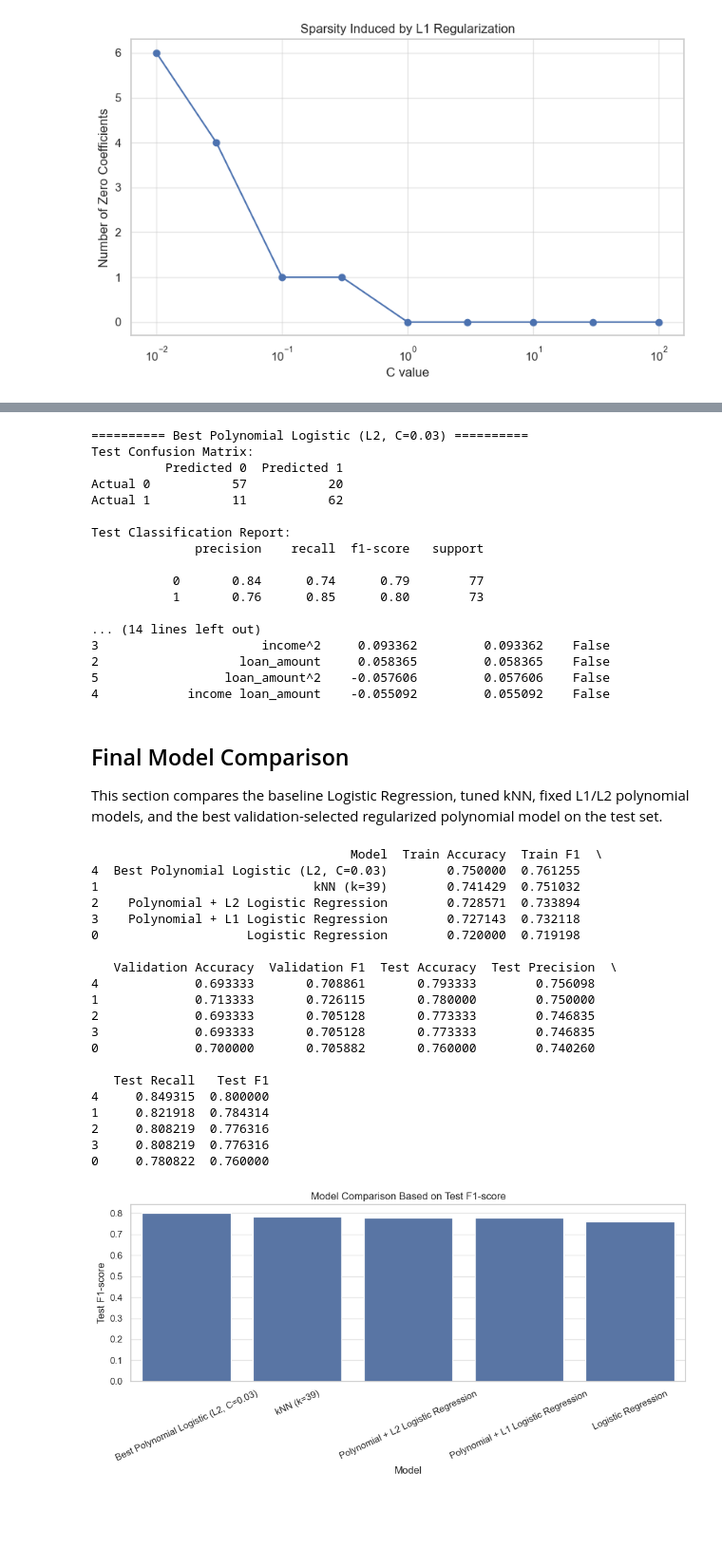
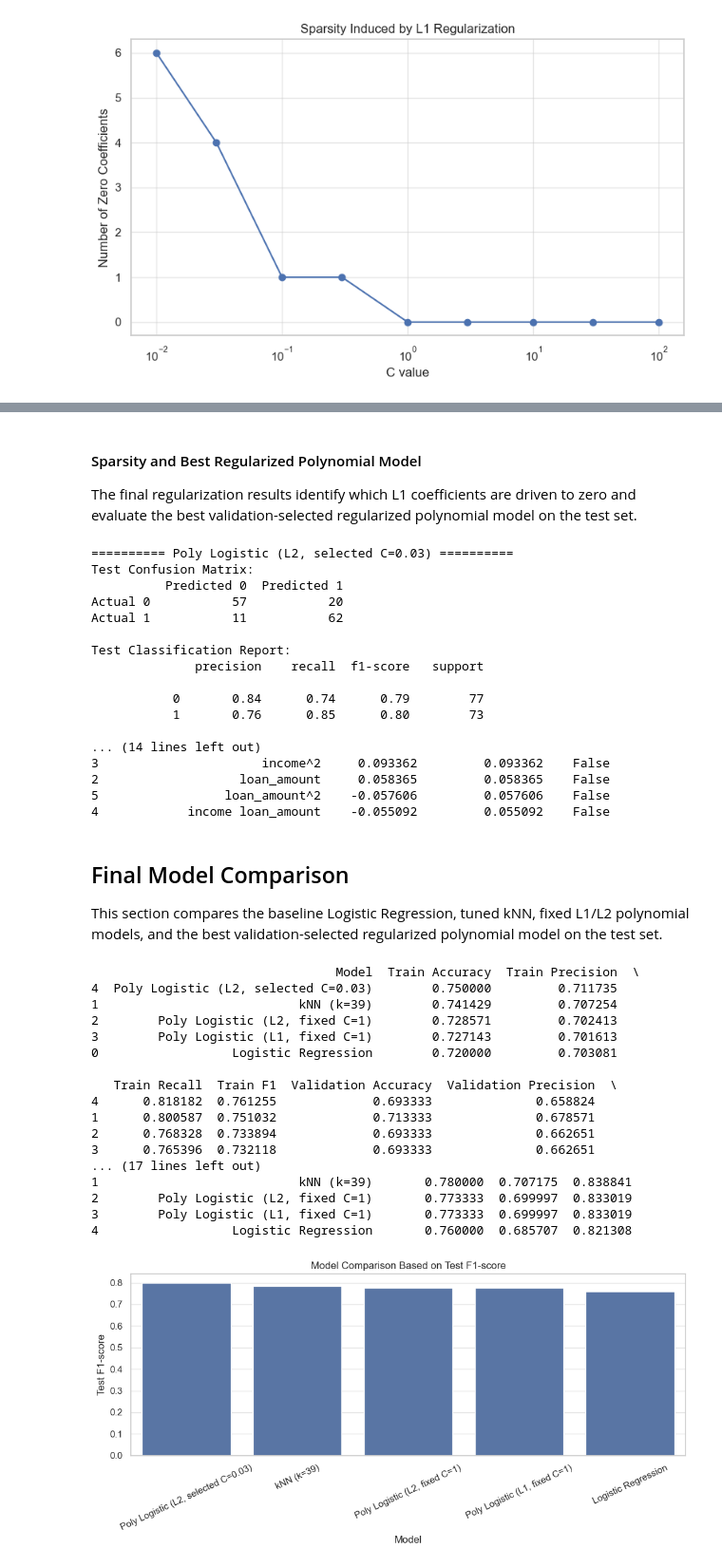
Before and after one commit to junfengn-ctrl/PHYS-515-Project, a Jupyter notebook: FinalProject.ipynb, the cells around one changed output, grey strips where cells are left out. Shown at 95% size. Cells and saved outputs as stored; diff of their text form; code cells hidden in the pictures; blank space fills up the shorter version.

Commit message:
Finalize report and notebook outputs

```diff
--- a/FinalProject.ipynb
+++ b/FinalProject.ipynb
@@ -262,6 +265,7 @@ def safe_name(name):
         .replace("(", "")
         .replace(")", "")
         .replace("=", "")
+        .replace(",", "")
     )
 
 confusion_matrices = {}
@@ -277,8 +281,12 @@ def evaluate_model(model_name, estimator, x_train_data, y_train_data, x_val_data
     result = {
         "Model": model_name,
         "Train Accuracy": accuracy_score(y_train_data, predictions["train"]),
+        "Train Precision": precision_score(y_train_data, predictions["train"]),
+        "Train Recall": recall_score(y_train_data, predictions["train"]),
         "Train F1": f1_score(y_train_data, predictions["train"]),
         "Validation Accuracy": accuracy_score(y_val_data, predictions["validation"]),
+        "Validation Precision": precision_score(y_val_data, predictions["validation"]),
+        "Validation Recall": recall_score(y_val_data, predictions["validation"]),
         "Validation F1": f1_score(y_val_data, predictions["validation"]),
         "Test Accuracy": accuracy_score(y_test_data, predictions["test"]),
         "Test Precision": precision_score(y_test_data, predictions["test"]),
@@ -586,7 +641,7 @@ l2_model = LogisticRegression(
 )
 l2_model.fit(X_train_poly, y_train)
 l2_results = evaluate_model(
-    "Polynomial + L2 Logistic Regression",
+    "Poly Logistic (L2, fixed C=1)",
     l2_model,
     X_train_poly,
     y_train,
@@ -605,7 +660,7 @@ l1_model = LogisticRegression(
 )
 l1_model.fit(X_train_poly, y_train)
 l1_results = evaluate_model(
-    "Polynomial + L1 Logistic Regression",
+    "Poly Logistic (L1, fixed C=1)",
     l1_model,
     X_train_poly,
     y_train,
@@ -766,3 +821,7 @@ The final regularization results identify which L1 coefficients are driven to ze
+# %% [markdown]
+#### Sparsity and Best Regularized Polynomial Model
+
+The final regularization results identify which L1 coefficients are driven to zero and evaluate the best validation-selected regularized polynomial model on the test set.
 # %%
 best_reg = regularization_df.sort_values(["Validation F1", "Validation Accuracy"], ascending=False).iloc[0]
 best_penalty = best_reg["Penalty"].lower()
@@ -777,7 +836,7 @@ best_reg_model = LogisticRegression(
 )
 best_reg_model.fit(X_train_poly, y_train)
 best_reg_results = evaluate_model(
-    f"Best Polynomial Logistic ({best_reg['Penalty']}, C={best_C:g})",
+    f"Poly Logistic ({best_reg['Penalty']}, selected C={best_C:g})",
     best_reg_model,
     X_train_poly,
     y_train,
@@ -798,7 +857,7 @@ best_reg_coef.to_csv(COEFFICIENTS_DIR / "best_regularized_polynomial_coefficient
 print(best_reg)
 print(best_reg_coef.sort_values("Abs_Coefficient", ascending=False))
 # %% [output]
-========== Best Polynomial Logistic (L2, C=0.03) ==========
+========== Poly Logistic (L2, selected C=0.03) ==========
 Test Confusion Matrix:
           Predicted 0  Predicted 1
 Actual 0           57           20
@@ -822,42 +881,58 @@ This section compares the baseline Logistic Regression, tuned kNN, fixed L1/L2 p
 # %%
 all_results = pd.DataFrame([
     log_results,
     knn_results,
     l2_results,
     l1_results,
     best_reg_results,
 ])
 all_results = all_results.sort_values("Test F1", ascending=False)
 all_results.to_csv(TABLES_DIR / "model_comparison.csv", index=False)
 print(all_results)
 
+
+def wilson_interval(accuracy, n, z=1.96):
+    center = (accuracy + z**2 / (2 * n)) / (1 + z**2 / n)
+    margin = z * np.sqrt((accuracy * (1 - accuracy) / n) + (z**2 / (4 * n**2))) / (1 + z**2 / n)
+    return center - margin, center + margin
+
+accuracy_ci_rows = []
+for _, row in all_results.iterrows():
+    ci_low, ci_high = wilson_interval(row["Test Accuracy"], len(y_test))
+    accuracy_ci_rows.append({
+        "Model": row["Model"],
+        "Test Accuracy": row["Test Accuracy"],
+        "CI Lower": ci_low,
+        "CI Upper": ci_high,
+    })
+accuracy_wilson_ci = pd.DataFrame(accuracy_ci_rows)
+accuracy_wilson_ci.to_csv(TABLES_DIR / "accuracy_wilson_ci.csv", index=False)
+print(accuracy_wilson_ci)
+
 fig, ax = plt.subplots(figsize=(10, 5))
 sns.barplot(data=all_results, x="Model", y="Test F1", ax=ax)
 ax.set_ylabel("Test F1-score")
 ax.set_title("Model Comparison Based on Test F1-score")
 ax.tick_params(axis="x", rotation=25)
 fig.tight_layout()
 fig.savefig(FIGURES_DIR / "model_comparison_test_f1.png", dpi=200)
 show_or_close(fig)
 # %% [output]
-                                   Model  Train Accuracy  Train F1  \
-4  Best Polynomial Logistic (L2, C=0.03)        0.750000  0.761255
-1                             kNN (k=39)        0.741429  0.751032
-2    Polynomial + L2 Logistic Regression        0.728571  0.733894
-3    Polynomial + L1 Logistic Regression        0.727143  0.732118
-0                    Logistic Regression        0.720000  0.719198
+                                 Model  Train Accuracy  Train Precision  \
+4  Poly Logistic (L2, selected C=0.03)        0.750000         0.711735
+1                           kNN (k=39)        0.741429         0.707254
+2        Poly Logistic (L2, fixed C=1)        0.728571         0.702413
+3        Poly Logistic (L1, fixed C=1)        0.727143         0.701613
+0                  Logistic Regression        0.720000         0.703081
 
-   Validation Accuracy  Validation F1  Test Accuracy  Test Precision  \
-4             0.693333       0.708861       0.793333        0.756098
-1             0.713333       0.726115       0.780000        0.750000
-2             0.693333       0.705128       0.773333        0.746835
-3             0.693333       0.705128       0.773333        0.746835
-0             0.700000       0.705882       0.760000        0.740260
-
-   Test Recall   Test F1
-4     0.849315  0.800000
-1     0.821918  0.784314
-2     0.808219  0.776316
-3     0.808219  0.776316
-0     0.780822  0.760000
+   Train Recall  Train F1  Validation Accuracy  Validation Precision  \
+4      0.818182  0.761255             0.693333              0.658824
+1      0.800587  0.751032             0.713333              0.678571
+2      0.768328  0.733894             0.693333              0.662651
+3      0.765396  0.732118             0.693333              0.662651
+... (17 lines left out)
+1                           kNN (k=39)       0.780000  0.707175  0.838841
+2        Poly Logistic (L2, fixed C=1)       0.773333  0.699997  0.833019
+3        Poly Logistic (L1, fixed C=1)       0.773333  0.699997  0.833019
+4                  Logistic Regression       0.760000  0.685707  0.821308
-[figure, old version]
+[figure, new version]
```
Also changed, not shown: parts of 23 cells of this notebook, 17 other files.
